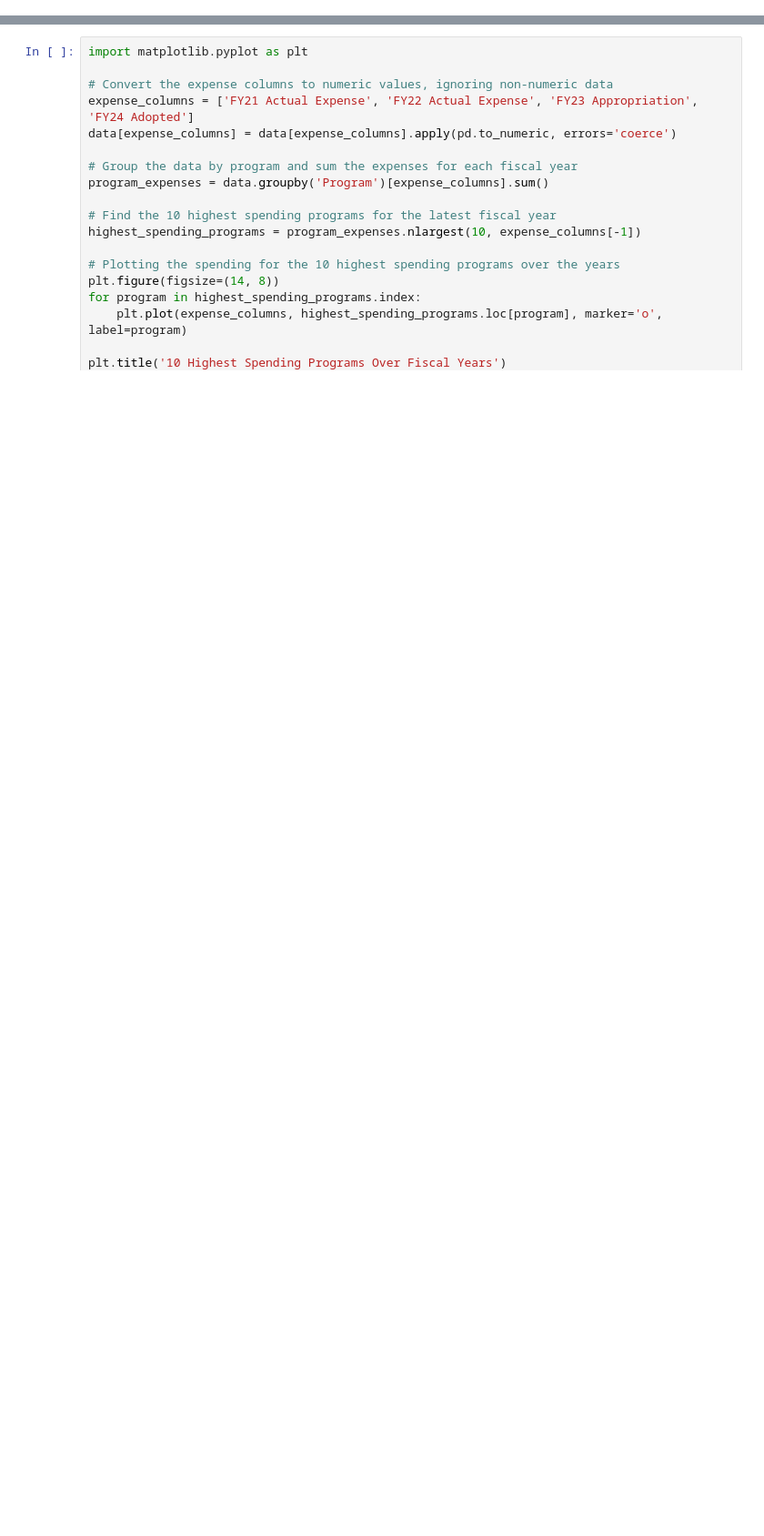
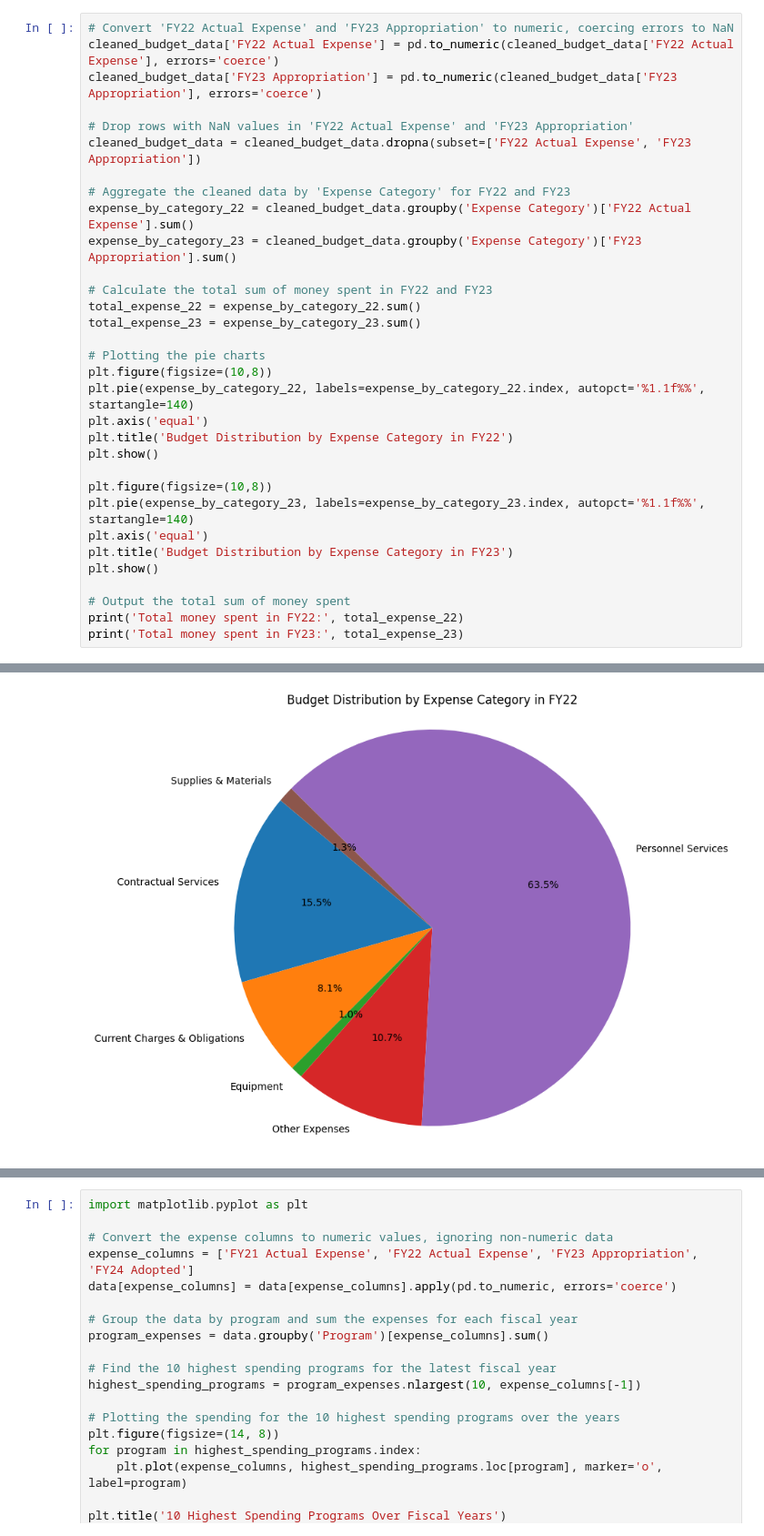
Before and after one commit to BU-Spark/ds-boston-city-budget, a Jupyter notebook: fa23-team-a/visual.ipynb, the cells around one changed output, grey strips where cells are left out. Shown at 91% size. Drawn from its saved outputs; the diff is of its cells as text; blank space fills up the shorter version.

```diff
--- a/fa23-team-a/visual.ipynb
+++ b/fa23-team-a/visual.ipynb
@@ -29,0 +54,33 @@ plt.show()
+# %%
+# Convert 'FY22 Actual Expense' and 'FY23 Appropriation' to numeric, coercing errors to NaN
+cleaned_budget_data['FY22 Actual Expense'] = pd.to_numeric(cleaned_budget_data['FY22 Actual Expense'], errors='coerce')
+cleaned_budget_data['FY23 Appropriation'] = pd.to_numeric(cleaned_budget_data['FY23 Appropriation'], errors='coerce')
+
+# Drop rows with NaN values in 'FY22 Actual Expense' and 'FY23 Appropriation'
+cleaned_budget_data = cleaned_budget_data.dropna(subset=['FY22 Actual Expense', 'FY23 Appropriation'])
+
+# Aggregate the cleaned data by 'Expense Category' for FY22 and FY23
+expense_by_category_22 = cleaned_budget_data.groupby('Expense Category')['FY22 Actual Expense'].sum()
+expense_by_category_23 = cleaned_budget_data.groupby('Expense Category')['FY23 Appropriation'].sum()
+
+# Calculate the total sum of money spent in FY22 and FY23
+total_expense_22 = expense_by_category_22.sum()
+total_expense_23 = expense_by_category_23.sum()
+
+# Plotting the pie charts
+plt.figure(figsize=(10,8))
+plt.pie(expense_by_category_22, labels=expense_by_category_22.index, autopct='%1.1f%%', startangle=140)
+plt.axis('equal')
+plt.title('Budget Distribution by Expense Category in FY22')
+plt.show()
+
+plt.figure(figsize=(10,8))
+plt.pie(expense_by_category_23, labels=expense_by_category_23.index, autopct='%1.1f%%', startangle=140)
+plt.axis('equal')
+plt.title('Budget Distribution by Expense Category in FY23')
+plt.show()
+
+# Output the total sum of money spent
+print('Total money spent in FY22:', total_expense_22)
+print('Total money spent in FY23:', total_expense_23)
+# %% [output]
@@ -29,0 +97 @@ plt.show()
+[figure, added]
```
Also changed, not shown: parts of 7 cells of this notebook.
